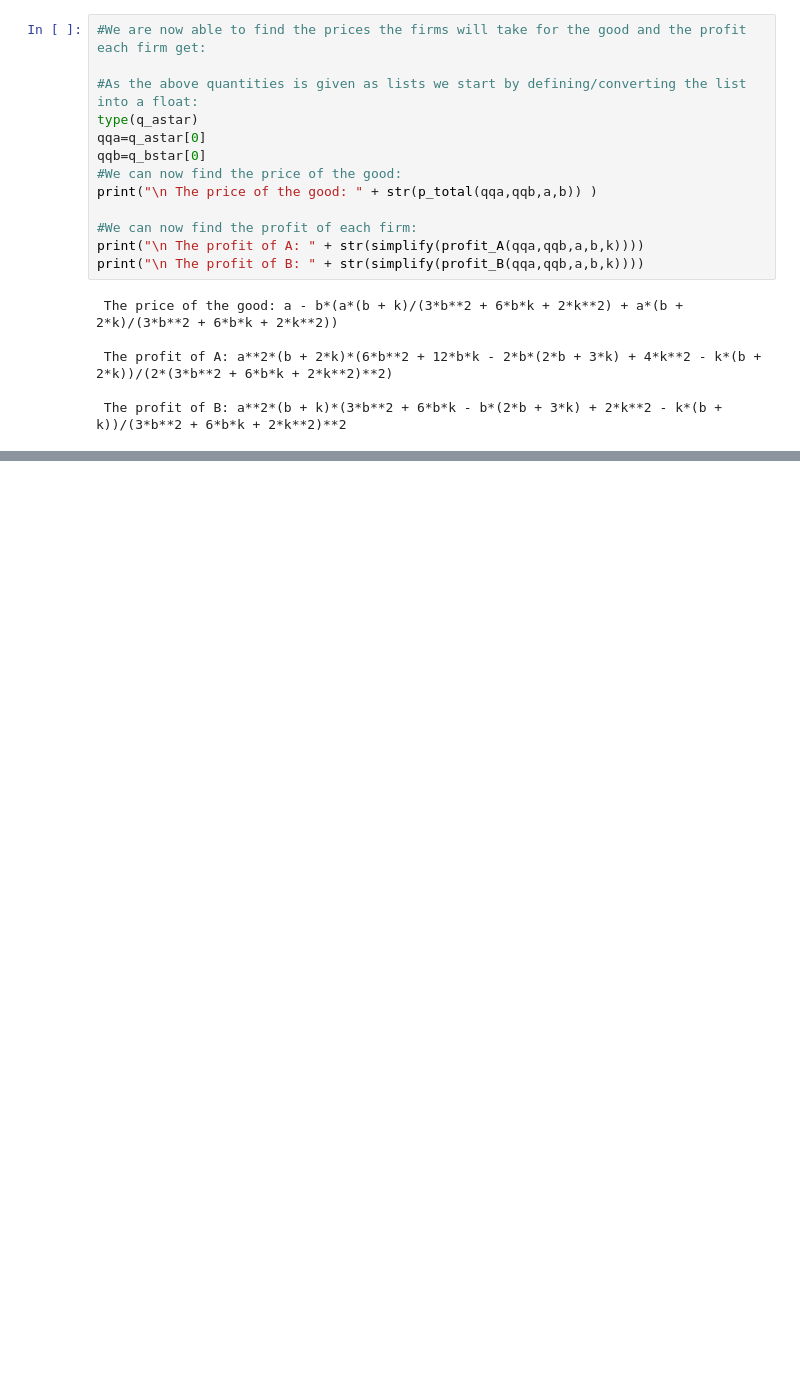
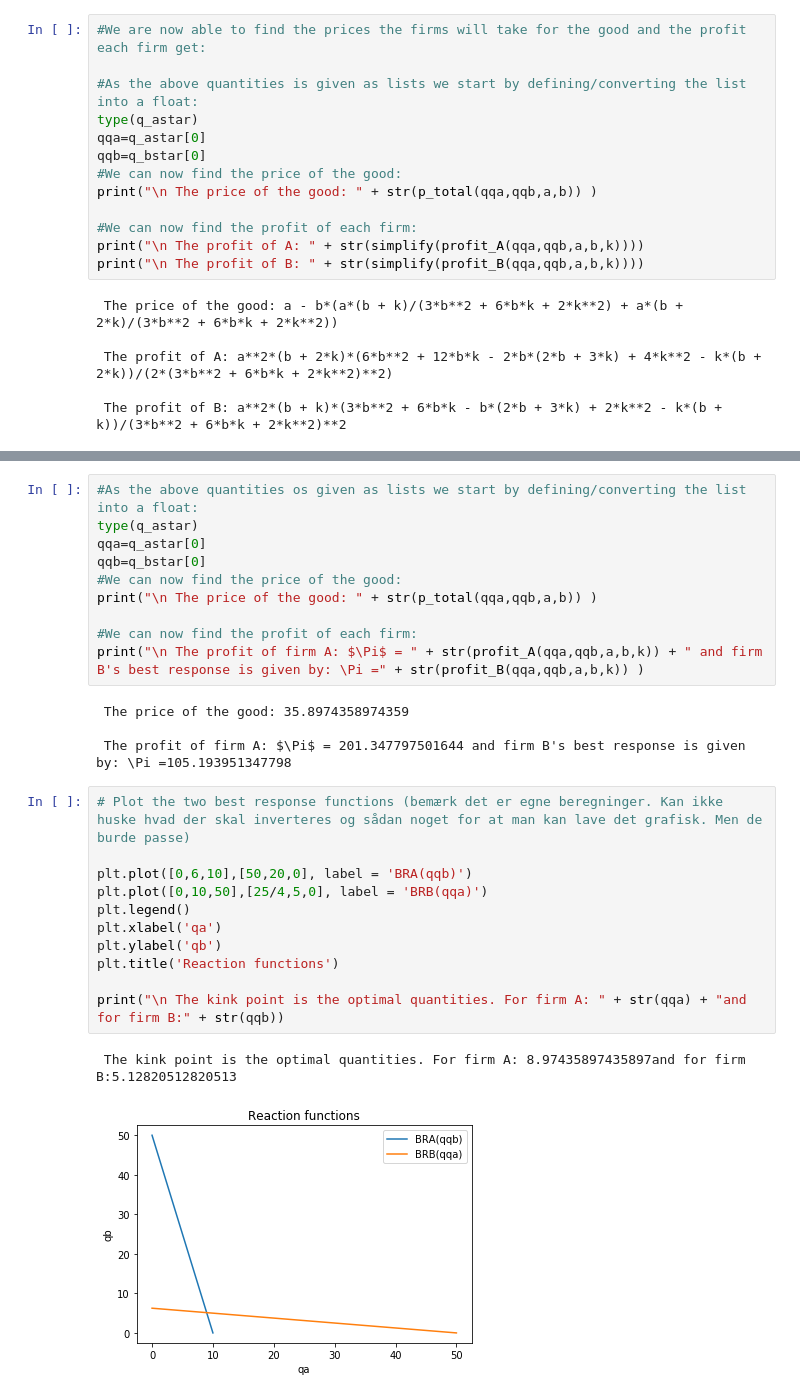
Before and after one commit to Rapyki/projects-2020-slangerne, a Jupyter notebook: modelproject/modelproject_final.ipynb, the cells around one changed output, grey strips where cells are left out. Cells and saved outputs as stored; diff of their text form; blank space fills up the shorter version.

```diff
--- a/modelproject/modelproject_final.ipynb
+++ b/modelproject/modelproject_final.ipynb
@@ -102 +166,29 @@ print("\n The profit of B: " + str(simplify(profit_B(qqa,qqb,a,b,k))))
+# %%
+#As the above quantities os given as lists we start by defining/converting the list into a float:
+type(q_astar)
+qqa=q_astar[0]
+qqb=q_bstar[0]
+#We can now find the price of the good:
+print("\n The price of the good: " + str(p_total(qqa,qqb,a,b)) )
+
+#We can now find the profit of each firm:
+print("\n The profit of firm A: $\Pi$ = " + str(profit_A(qqa,qqb,a,b,k)) + " and firm B's best response is given by: \Pi =" + str(profit_B(qqa,qqb,a,b,k)) )
+# %% [output]
+ The price of the good: 35.8974358974359
+
+ The profit of firm A: $\Pi$ = 201.347797501644 and firm B's best response is given by: \Pi =105.193951347798
+# %%
+# Plot the two best response functions (bemærk det er egne beregninger. Kan ikke huske hvad der skal inverteres og sådan noget for at man kan lave det grafisk. Men de burde passe)
+
+plt.plot([0,6,10],[50,20,0], label = 'BRA(qqb)')
+plt.plot([0,10,50],[25/4,5,0], label = 'BRB(qqa)')
+plt.legend()
+plt.xlabel('qa')
+plt.ylabel('qb')
+plt.title('Reaction functions')
+
+print("\n The kink point is the optimal quantities. For firm A: " + str(qqa) + "and for firm B:" + str(qqb))
+# %% [output]
+ The kink point is the optimal quantities. For firm A: 8.97435897435897and for firm B:5.12820512820513
+[figure, added]
 # %% [markdown]
```
Also changed, not shown: parts of 14 cells of this notebook, 1 other file.
